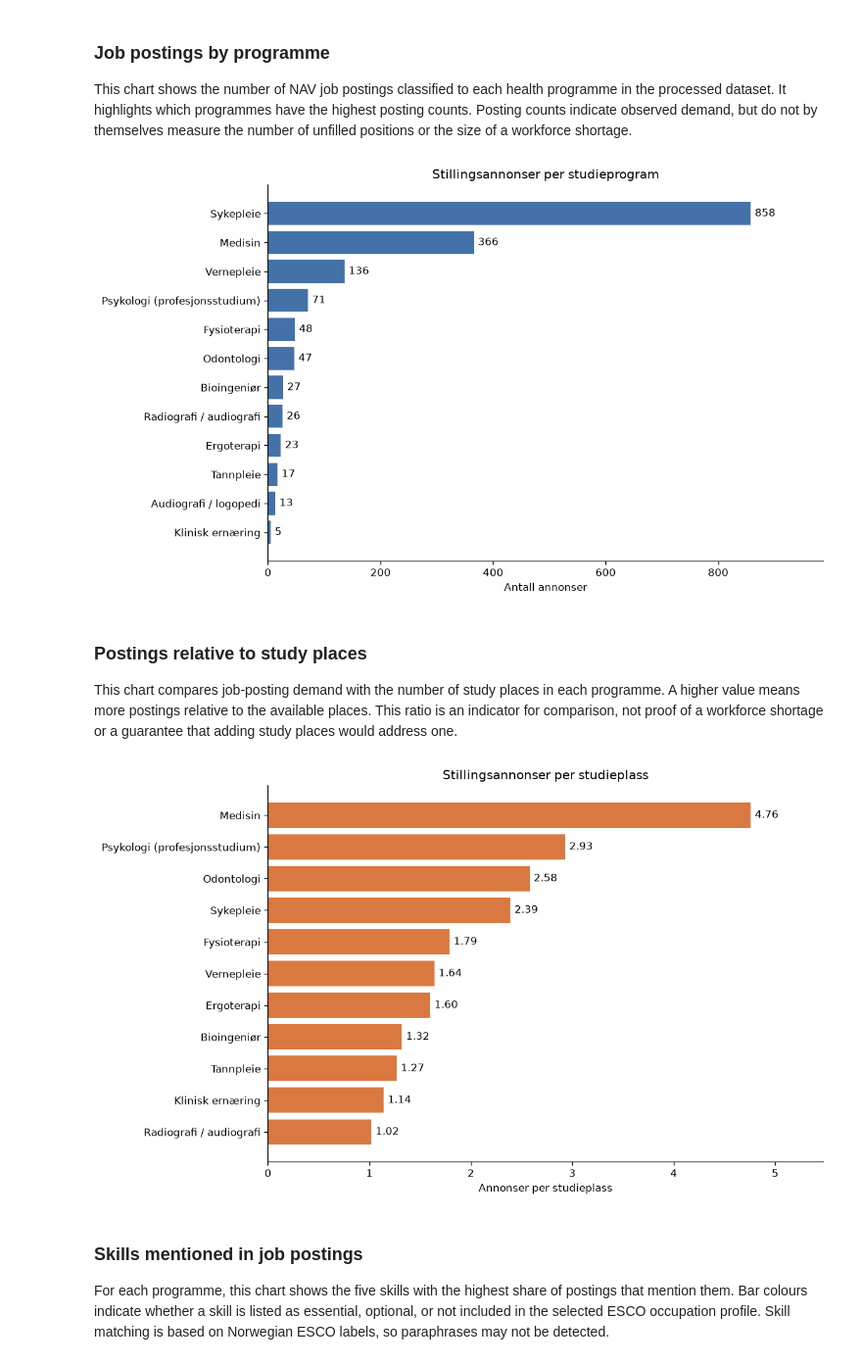
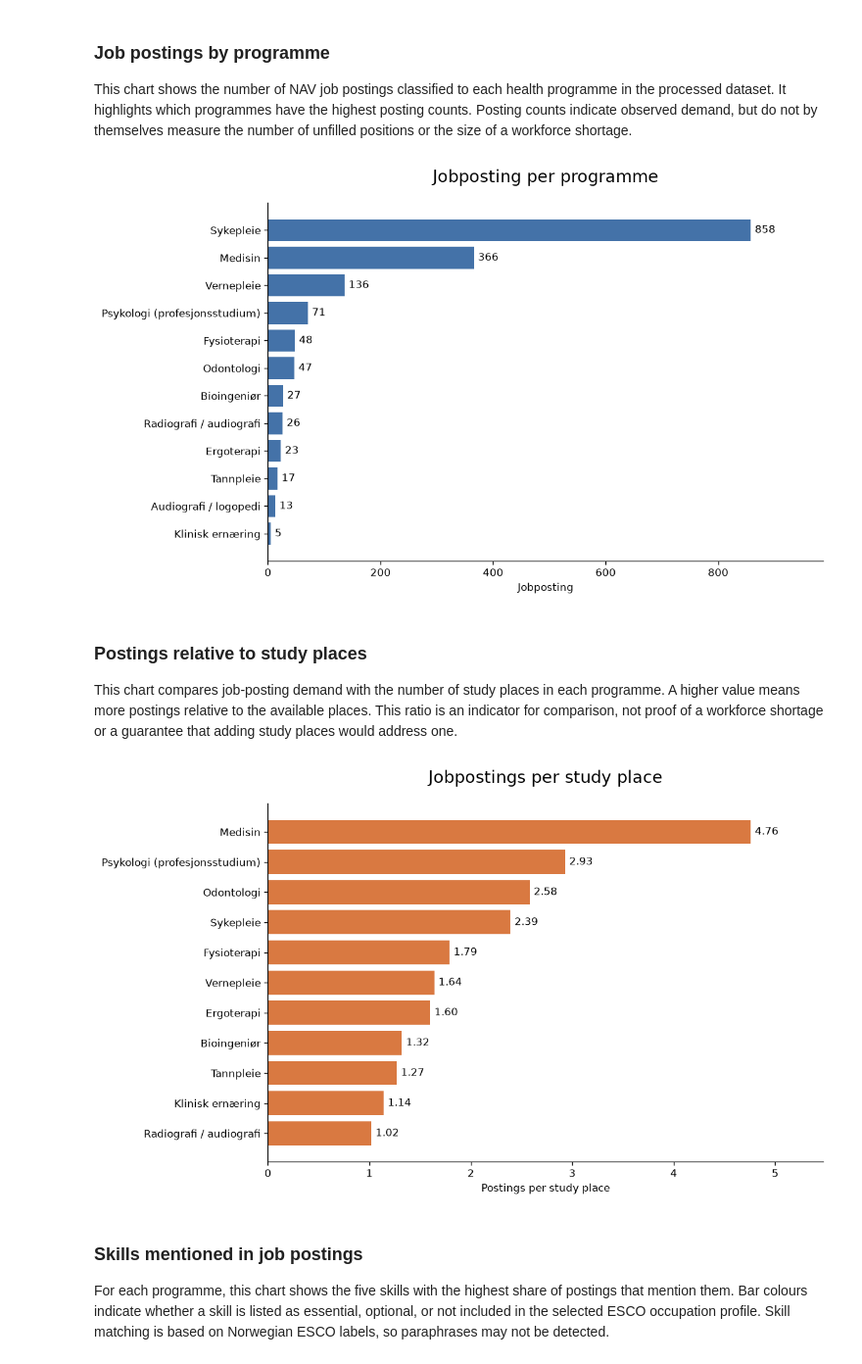
Before and after one commit to marennodenes/mind-the-gap, a Jupyter notebook: notebooks/01_data_overview.ipynb, the cells around one changed output. Shown at 98% size. Drawn from its saved outputs; the diff is of its cells as text; code cells hidden in the pictures.

Commit message:
refactor(visualization): change labels from norwegian to english

```diff
--- a/notebooks/01_data_overview.ipynb
+++ b/notebooks/01_data_overview.ipynb
@@ -42,14 +42,14 @@ bars = ax.barh(plot_data["programme"], plot_data["postings"], color="#4472A8")
 
 ax.bar_label(bars, fmt="%.0f", padding=4)
 ax.set_xlim(0, plot_data["postings"].max() * 1.15)
-ax.set_title("Stillingsannonser per studieprogram")
-ax.set_xlabel("Antall annonser")
+ax.set_title("Jobposting per programme", fontsize=16, pad=20)
+ax.set_xlabel("Jobposting")
 ax.set_ylabel("")
 
 fig.tight_layout()
 plt.show()
 # %% [output]
-[figure, old version]
+[figure, new version]
 # %% [markdown]
 ### Postings relative to study places
 
@@ -57,23 +57,23 @@ This chart compares job-posting demand with the number of study places in each p
 # %%
 plot_data = gap.sort_values("postings_per_place")
 
 fig, ax = plt.subplots(figsize=(10, 6))
 bars = ax.barh(
     plot_data["programme"],
     plot_data["postings_per_place"],
     color="#D97941",
 )
 
 ax.bar_label(bars, fmt="%.2f", padding=4)
 ax.set_xlim(0, plot_data["postings_per_place"].max() * 1.15)
-ax.set_title("Stillingsannonser per studieplass")
-ax.set_xlabel("Annonser per studieplass")
+ax.set_title("Jobpostings per study place", fontsize=16, pad=20)
+ax.set_xlabel("Postings per study place")
 ax.set_ylabel("")
 
 fig.tight_layout()
 plt.show()
 # %% [output]
-[figure, old version]
+[figure, new version]
 # %% [markdown]
 ### Skills mentioned in job postings
 
```
Also changed, not shown: parts of 1 cell of this notebook.
